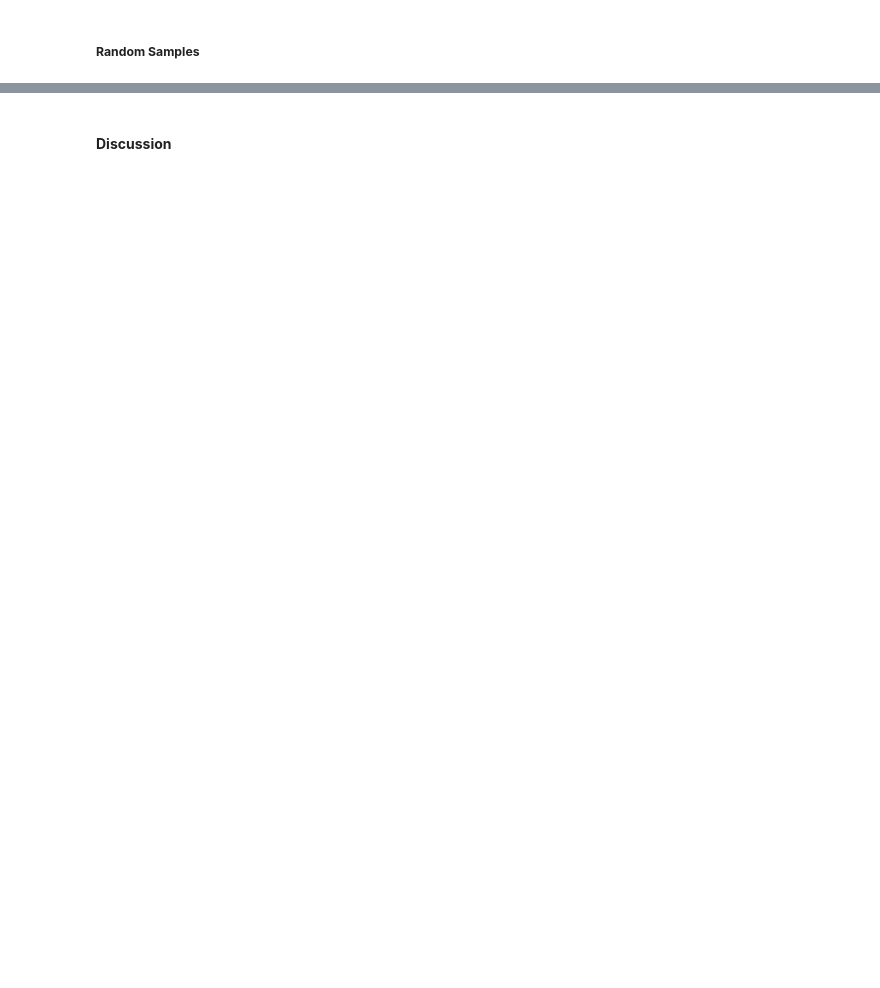
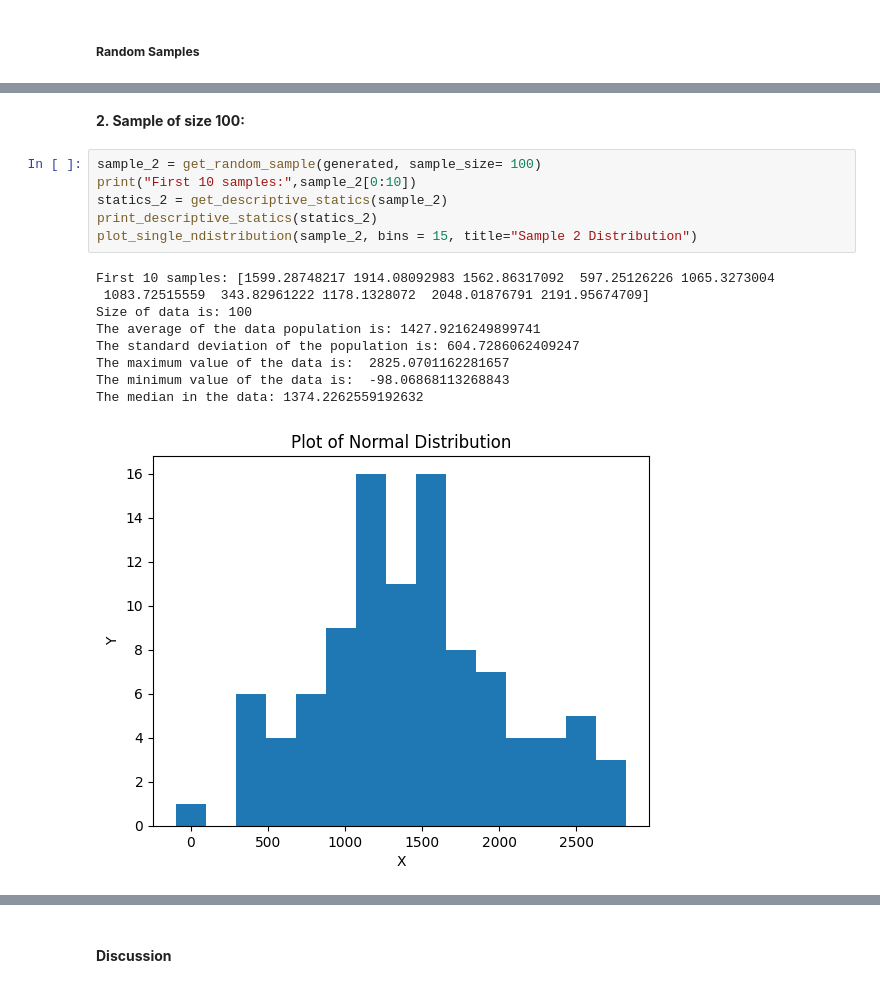
Before and after one commit to sondosaabed/SP.TOP-Data-Science-and-Analytics, a Jupyter notebook: Assignments/A3/1190652_A3.ipynb, the cells around one changed output, grey strips where cells are left out. Cells and saved outputs as stored; diff of their text form; blank space fills up the shorter version.

```diff
--- a/Assignments/A3/1190652_A3.ipynb
+++ b/Assignments/A3/1190652_A3.ipynb
@@ -91,0 +262,18 @@ import os
+# %% [markdown]
+<b>2. Sample of size 100:</b>
+# %%
+sample_2 = get_random_sample(generated, sample_size= 100)
+print("First 10 samples:",sample_2[0:10])
+statics_2 = get_descriptive_statics(sample_2)
+print_descriptive_statics(statics_2)
+plot_single_ndistribution(sample_2, bins = 15, title="Sample 2 Distribution")
+# %% [output]
+First 10 samples: [1599.28748217 1914.08092983 1562.86317092  597.25126226 1065.3273004
+ 1083.72515559  343.82961222 1178.1328072  2048.01876791 2191.95674709]
+Size of data is: 100
+The average of the data population is: 1427.9216249899741
+The standard deviation of the population is: 604.7286062409247
+The maximum value of the data is:  2825.0701162281657
+The minimum value of the data is:  -98.06868113268843
+The median in the data: 1374.2262559192632
+[figure, added]
```
Also changed, not shown: parts of 62 cells of this notebook.
